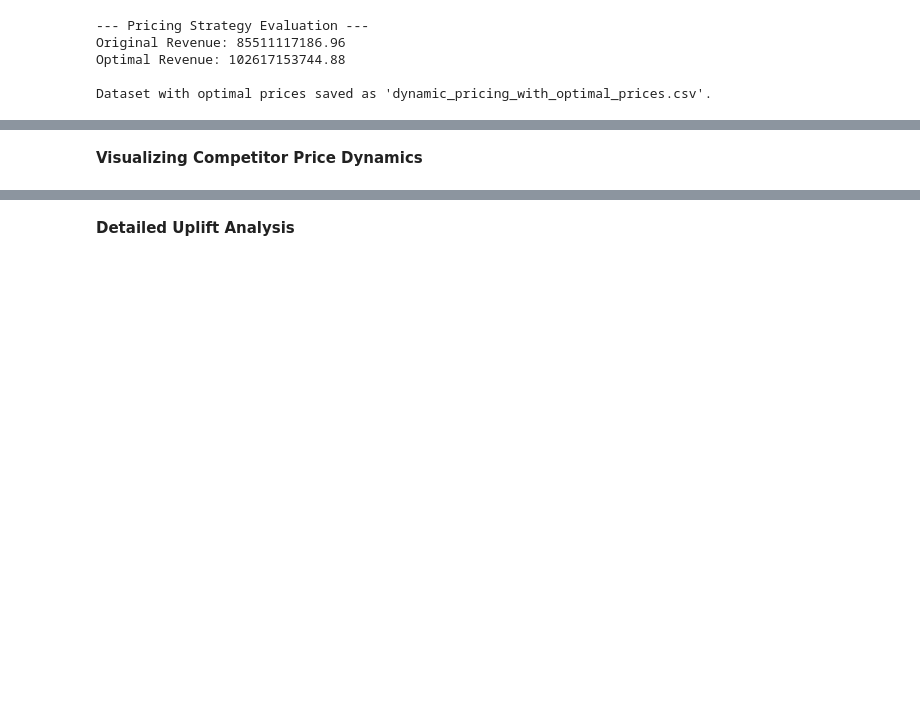
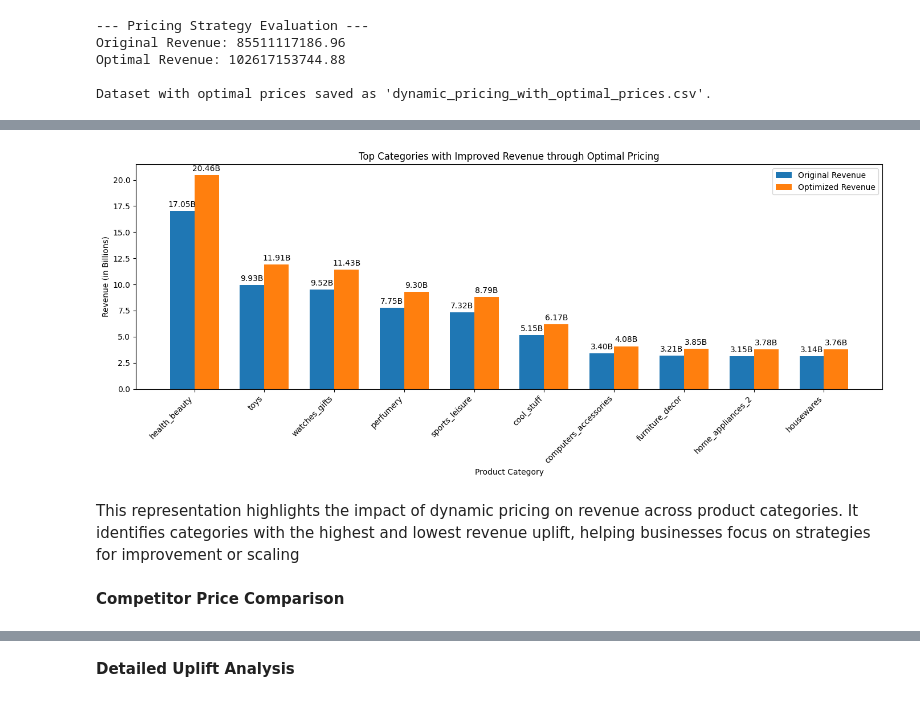
Before and after one commit to rajvamsi18/Real-Time-Pricing-Algorithm-Project, a Jupyter notebook: notebooks/regional_demand_prediction.ipynb, the cells around one changed output, grey strips where cells are left out. Saved outputs shown, nothing was run; the diff lists cells and outputs as text; code cells hidden in the pictures; blank space fills up the shorter version.

```diff
--- a/notebooks/regional_demand_prediction.ipynb
+++ b/notebooks/regional_demand_prediction.ipynb
@@ -879,2 +519,62 @@ plt.show()
+# %%
+import matplotlib.pyplot as plt
+import numpy as np
+
+# Group by product category and calculate revenues
+category_revenue = dynamic_pricing_data.groupby('product_category_name_english').agg({
+    'price': lambda x: np.sum(x * dynamic_pricing_data.loc[x.index, 'predicted_demand']),
+    'optimal_price': lambda x: np.sum(x * dynamic_pricing_data.loc[x.index, 'predicted_demand'])
+}).reset_index()
+
+category_revenue.columns = ['Product Category', 'Original Revenue', 'Optimized Revenue']
+
+# Filter for top categories with improved revenue
+category_revenue['Revenue Improvement'] = category_revenue['Optimized Revenue'] - category_revenue['Original Revenue']
+top_improved_categories = category_revenue.nlargest(10, 'Revenue Improvement')
+
+# Convert revenues to billions for better readability
+top_improved_categories['Original Revenue (B)'] = top_improved_categories['Original Revenue'] / 1e9
+top_improved_categories['Optimized Revenue (B)'] = top_improved_categories['Optimized Revenue'] / 1e9
+
+# Plot the revenue comparison for the top categories
+fig, ax = plt.subplots(figsize=(14, 6))
+x = np.arange(len(top_improved_categories))  # Label locations
+width = 0.35  # Bar width
+
+# Bars for Original and Optimized Revenues
+original_bars = ax.bar(x - width/2, top_improved_categories['Original Revenue (B)'], width, label='Original Revenue')
+optimized_bars = ax.bar(x + width/2, top_improved_categories['Optimized Revenue (B)'], width, label='Optimized Revenue')
+
+# Adding numbers on top of the bars
+for bar in original_bars:
+    height = bar.get_height()
+    ax.annotate(f'{height:.2f}B',
+                xy=(bar.get_x() + bar.get_width() / 2, height),
+                xytext=(0, 3),  # Offset for text
+                textcoords="offset points",
+                ha='center', va='bottom')
+
+for bar in optimized_bars:
+    height = bar.get_height()
+    ax.annotate(f'{height:.2f}B',
+                xy=(bar.get_x() + bar.get_width() / 2, height),
+                xytext=(0, 3),  # Offset for text
+                textcoords="offset points",
+                ha='center', va='bottom')
+
+# Formatting the plot
+ax.set_xlabel('Product Category')
+ax.set_ylabel('Revenue (in Billions)')
+ax.set_title('Top Categories with Improved Revenue through Optimal Pricing')
+ax.set_xticks(x)
+ax.set_xticklabels(top_improved_categories['Product Category'], rotation=45, ha='right')
+ax.legend()
+
+plt.tight_layout()
+plt.show()
+# %% [output]
+[figure, added]
+# %% [markdown]
+This representation highlights the impact of dynamic pricing on revenue across product categories. It identifies categories with the highest and lowest revenue uplift, helping businesses focus on strategies for improvement or scaling
 # %% [markdown]
-**Visualizing Competitor Price Dynamics**
+**Competitor Price Comparison**
```
Also changed, not shown: parts of 47 cells of this notebook.
